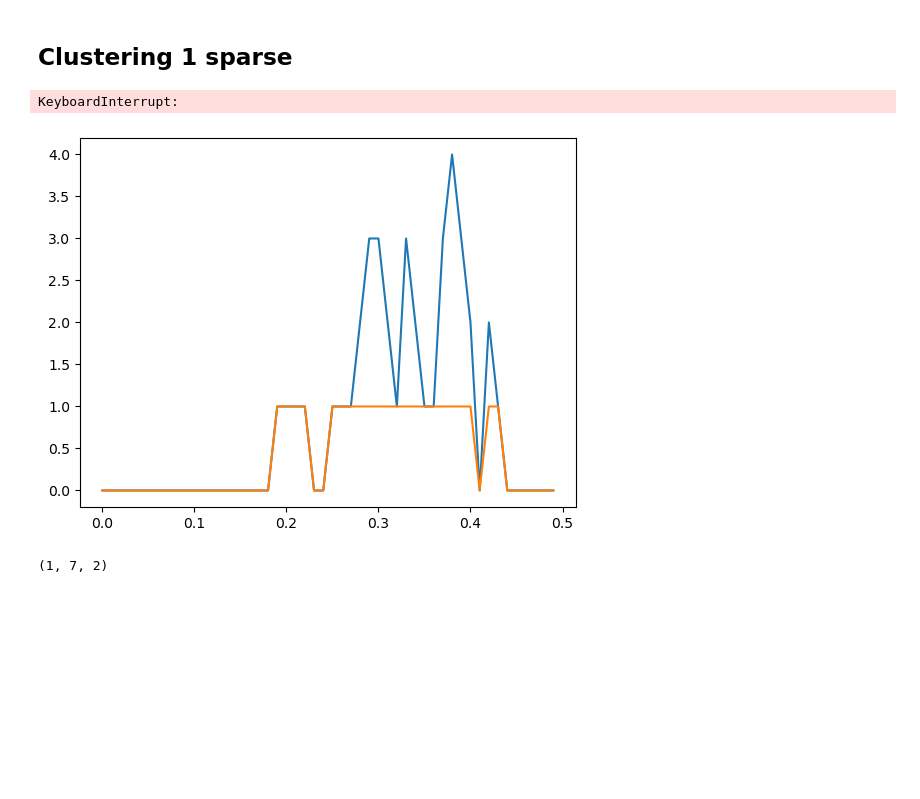
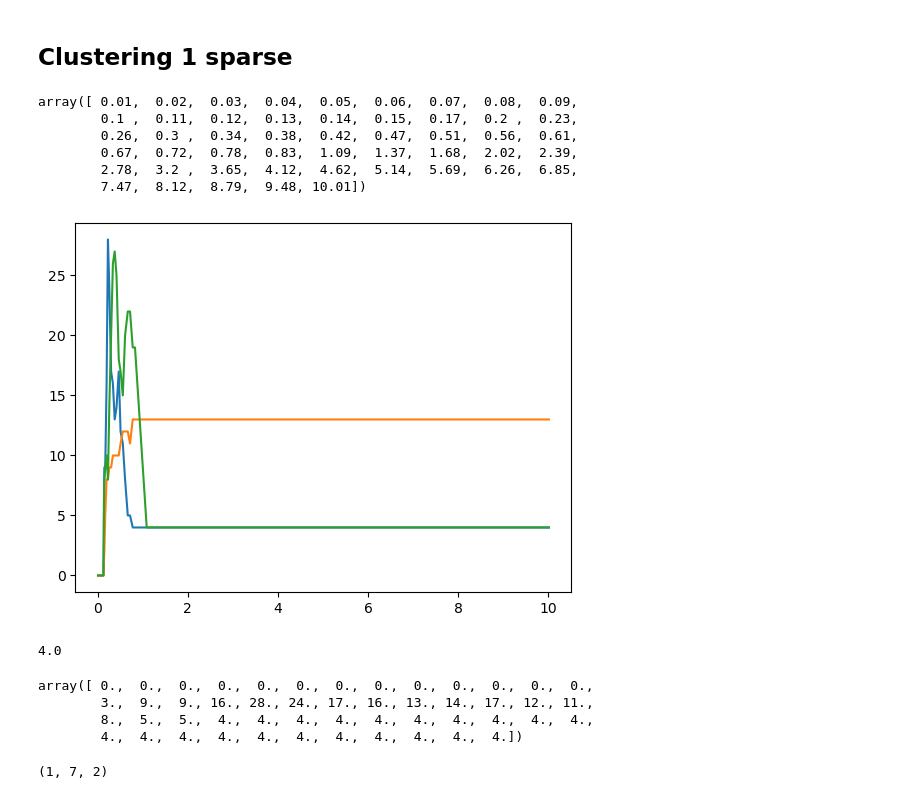
Before and after one commit to CosmicSurgery/thesis_notebooks, a Jupyter notebook: 2023.07.23 - Unsupervised Learning/Practice notebooks/2023.09.05 - UL HDP Implementing adaptive thresholding, CLEAN.ipynb, the cells around one changed output. Drawn from its saved outputs; the diff is of its cells as text; code cells hidden in the pictures; blank space fills up the shorter version.

Commit message:
debuggin the stress test notebook, benchmarking and making plots

```diff
--- a/2023.07.23 - Unsupervised Learning/Practice notebooks/2023.09.05 - UL HDP Implementing adaptive thresholding, CLEAN.ipynb
+++ b/2023.07.23 - Unsupervised Learning/Practice notebooks/2023.09.05 - UL HDP Implementing adaptive thresholding, CLEAN.ipynb
@@ -30,5 +29,5 @@ random.seed(41)
 # %%
-params = {'M': 4, 'N': 100, 'D': 150, 'T': 1000, 'nrn_fr': 15, 'pg_fr': 8, 'background_noise_fr': 5}
+params = {'M': 4, 'N': 60, 'D': 30, 'T': 1000, 'nrn_fr': 10, 'pg_fr': 4, 'background_noise_fr': 1}
 M,N,D,T,nrn_fr,pg_fr,background_noise_fr = params.values()
 # %%
 '''
@@ -222,12 +228,10 @@ for i,window_time in enumerate(T_labels):
 
 # Set the cutoff value for clustering
 cutoff = 0.0
-# %% [output]
-KeyboardInterrupt:
 # %%
 def cluster_windows(cutoff):
     HDPs = []
-    sim_mats = []
+    sim_mats = np.zeros(np.max(N_labels)+1,dtype='object')
 
     # Get the cluster assignments for each spike based on hierarchical clustering
     clusters = np.zeros_like(T_labels)
@@ -242,7 +246,7 @@ def cluster_windows(cutoff):
                     num_identical_rows = len(common_rows)
                     x[i,j] = len(common_rows)/min(len(windows_n[i]),len(windows_n[j]))
             np.fill_diagonal(x,0)# make sure the diagonals are zero, this is important the more spikes there are...
-            sim_mats.append(x)
+            sim_mats[n] = x-1
             dissimilarity = x-1
             if not np.all(dissimilarity == 0):
                 HDPs.append(linkage(dissimilarity, method='complete'))
@@ -250,4 +254,11 @@ def cluster_windows(cutoff):
                 clusters[idc]= l+fcluster(linkage(dissimilarity, method='complete'), cutoff, criterion='distance')
 
 
+#             y = sim_mats[n]
+#             fig = plt.figure(figsize=(25, 9))
+#             HDP = linkage(y, method='complete')
+#             dn = dendrogram(HDP)
+#             plt.show()
+
+
     return clusters
@@ -287,16 +354,23 @@ def check_seq(clusters, cutoff):
 # %%
 from collections import Counter
 max_iter = 50
-list_cutoffs = np.arange(0,0.01*max_iter,0.01)
+x = np.arange(0,100)
+fun = lambda x,c : x**(1+c)/10**(2*c+1)
+list_cutoffs = 0.01 + np.concatenate(((np.arange(0,100)/100)[:15], np.round(fun(x,.8),2)[10:25],np.round(fun(x,.8),2)[25::4],[10]))
 
-num_seq = np.zeros((max_iter)) # number of sequences: sequences appear across more than one neuron at least more than one time (num sequences)
-max_seq_rep = np.zeros((max_iter)) # number of repetitions for the sequences that repeated the most times (max reps)
+num_time_sig_filt = np.zeros((max_iter)) # number of sequences: sequences appear across more than one neuron at least more than one time (num sequences)
+max_len_time_sig_filt = np.zeros((max_iter)) # number of repetitions for the sequences that repeated the most times (max reps)
+max_num_clu_in_time_sig_filt = np.zeros((max_iter))
 
-for i in tqdm(range(max_iter)):
-    cutoff = list_cutoffs[i]
+for i,cutoff in tqdm(enumerate(list_cutoffs)):
     clusters = cluster_windows(cutoff)
-    cluster_sq, sq_counts, sublist_keys_filt = check_seq(clusters, cutoff)
+#     cluster_sq, sq_counts, sublist_keys_filt = check_seq(clusters, cutoff)
+    sublist_keys_filt, sublist_values_filt = check_seq_simple(clusters, cutoff)
 
-    num_seq[i] = len(sublist_keys_filt)
-    if num_seq[i] != 0:
-        max_seq_rep[i] = np.max([len(k) for k in sublist_keys_filt])
+    num_time_sig_filt[i] = len(sublist_values_filt)
+    if num_time_sig_filt[i] != 0:
+        max_len_time_sig_filt[i] = np.max([len(k) for k in sublist_keys_filt])
+        max_num_clu_in_time_sig_filt[i] = np.max(sublist_values_filt)
+
+#     print(sq_counts)
+#     print([len(k) for k in sublist_keys_filt])
@@ -303,7 +379,17 @@ for i in tqdm(range(max_iter)):
+# %%
+list_cutoffs
+# %% [output]
+array([ 0.01,  0.02,  0.03,  0.04,  0.05,  0.06,  0.07,  0.08,  0.09,
+        0.1 ,  0.11,  0.12,  0.13,  0.14,  0.15,  0.17,  0.2 ,  0.23,
+        0.26,  0.3 ,  0.34,  0.38,  0.42,  0.47,  0.51,  0.56,  0.61,
+        0.67,  0.72,  0.78,  0.83,  1.09,  1.37,  1.68,  2.02,  2.39,
+        2.78,  3.2 ,  3.65,  4.12,  4.62,  5.14,  5.69,  6.26,  6.85,
+        7.47,  8.12,  8.79,  9.48, 10.01])
 # %%
 plt.figure()
-plt.plot(list_cutoffs, num_seq)
-plt.plot(list_cutoffs, max_seq_rep)
+plt.plot(list_cutoffs, num_time_sig_filt)
+plt.plot(list_cutoffs, max_len_time_sig_filt)
+plt.plot(list_cutoffs, max_num_clu_in_time_sig_filt)
 plt.show()
 # %% [output]
-[figure, old version]
+[figure, new version]
@@ -310,3 +405,14 @@ plt.show()
+# %%
+num_seq[0]
+# %% [output]
+4.0
+# %%
+num_seq
+# %% [output]
+array([ 0.,  0.,  0.,  0.,  0.,  0.,  0.,  0.,  0.,  0.,  0.,  0.,  0.,
+        3.,  9.,  9., 16., 28., 24., 17., 16., 13., 14., 17., 12., 11.,
+        8.,  5.,  5.,  4.,  4.,  4.,  4.,  4.,  4.,  4.,  4.,  4.,  4.,
+        4.,  4.,  4.,  4.,  4.,  4.,  4.,  4.,  4.,  4.,  4.])
 # %%
 np.array(pattern_template).shape
 # %% [output]
```
Also changed, not shown: parts of 19 cells of this notebook, 5 other files.
